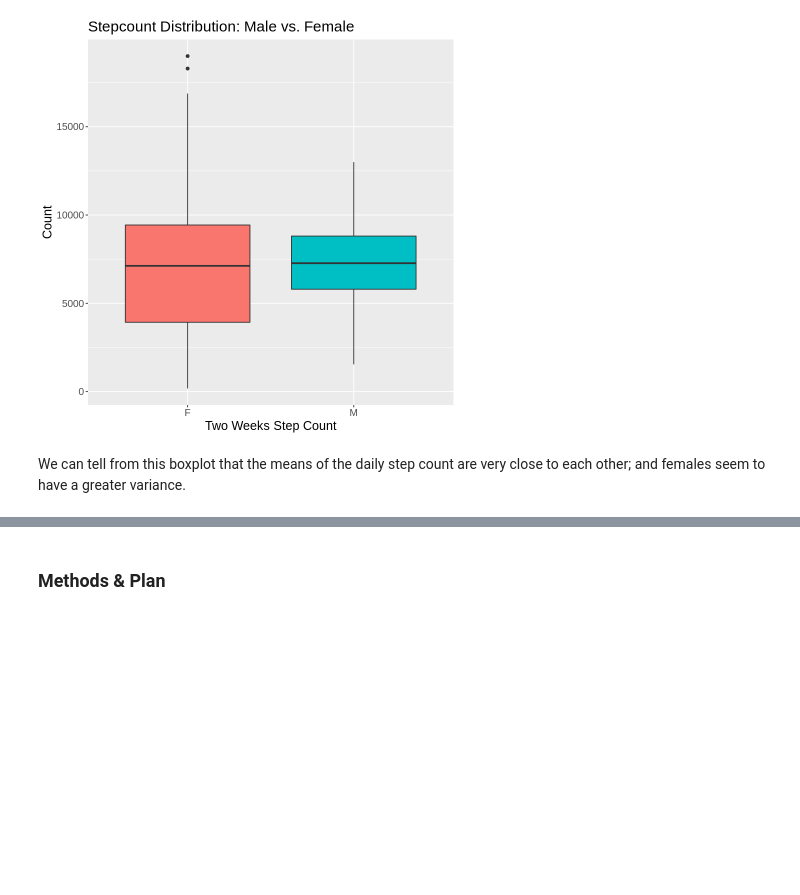
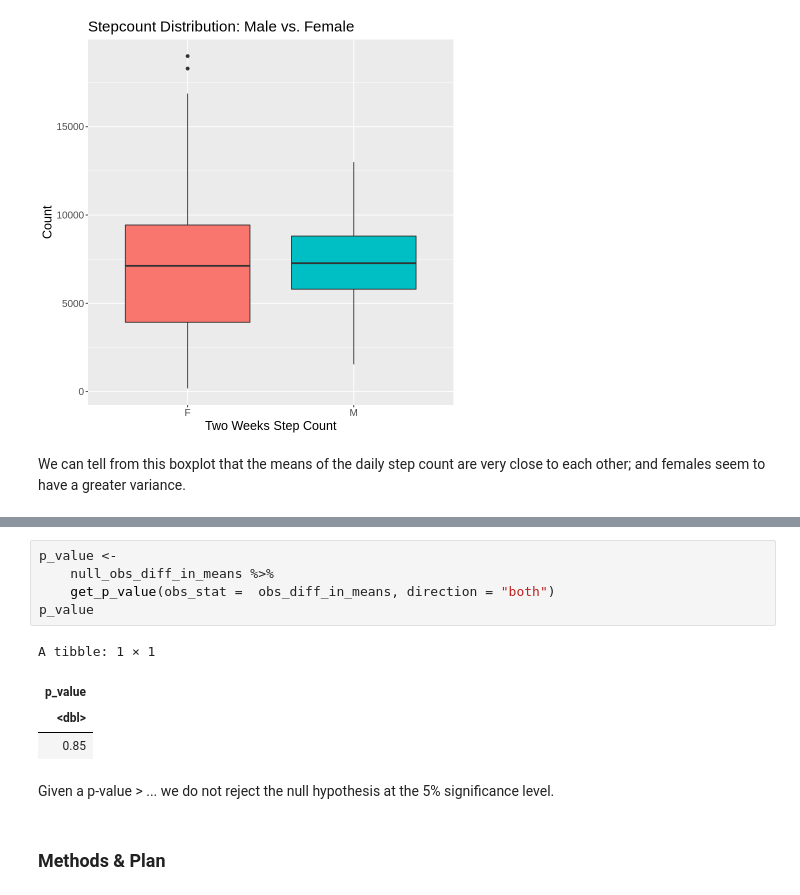
Before and after one commit to Jellia1225/STAT201-Group-8-Foot-Step-Project, a Jupyter notebook: Male vs. Female Step Count Final Report.ipynb, the cells around one changed output, grey strips where cells are left out. Saved outputs shown, nothing was run; the diff lists cells and outputs as text; blank space fills up the shorter version.

```diff
--- a/Male vs. Female Step Count Final Report.ipynb
+++ b/Male vs. Female Step Count Final Report.ipynb
@@ -163,3 +212,15 @@ t_test
+# %%
+p_value <-
+    null_obs_diff_in_means %>%
+    get_p_value(obs_stat =  obs_diff_in_means, direction = "both")
+p_value
+# %% [output]
+A tibble: 1 × 1
+| p_value |
+| <dbl> |
+| 0.85 |
+# %% [markdown]
+Given a p-value > ... we do not reject the null hypothesis at the 5% significance level.
 # %% [markdown]
 ### Methods & Plan
 # %% [markdown]
```
Also changed, not shown: parts of 5 cells of this notebook.
